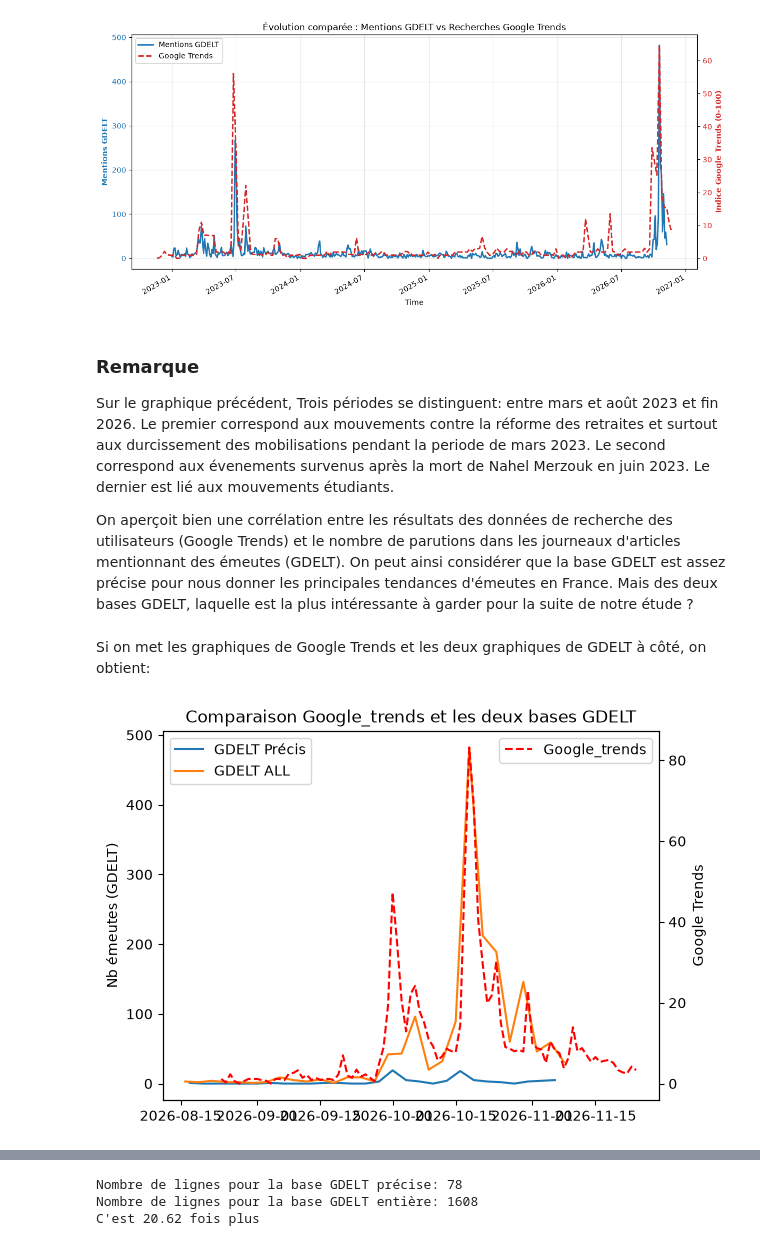
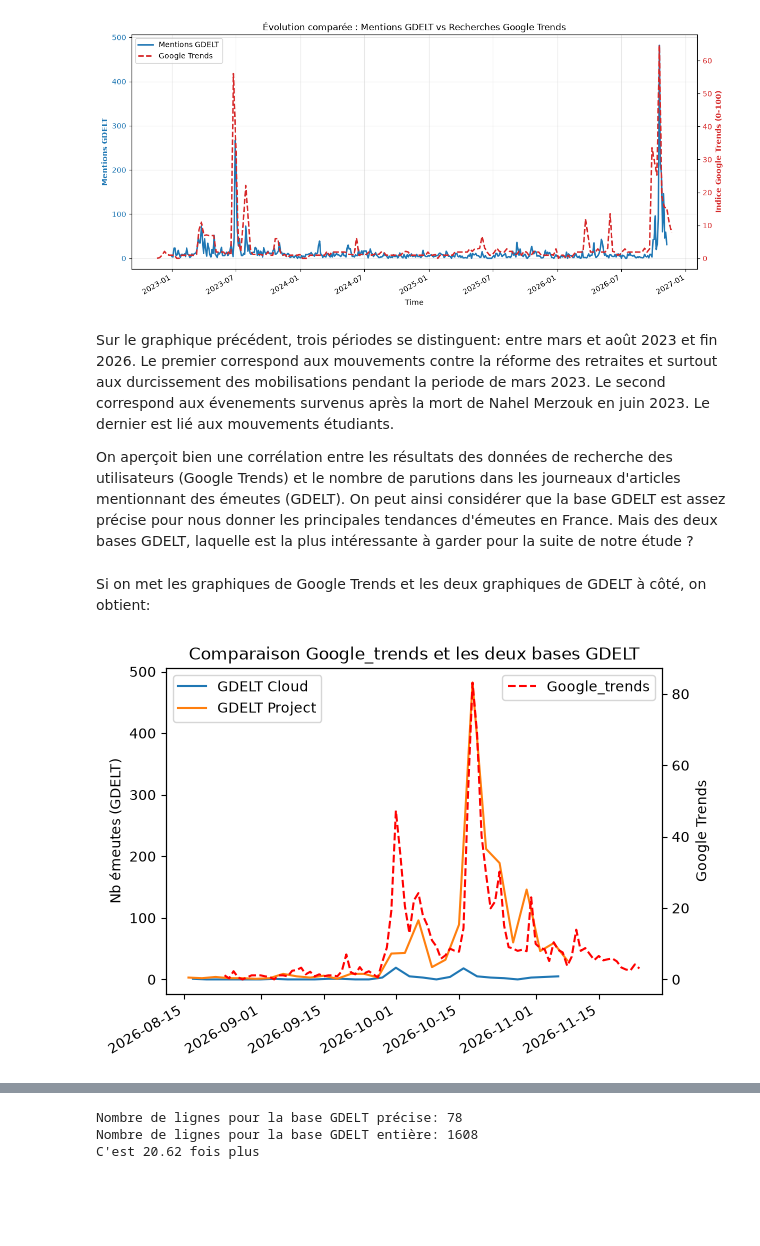
Before and after one commit to mathsomm/Des_chiffres_et_des_emeutes, a Jupyter notebook: Projet_main.ipynb, the cells around one changed output, grey strips where cells are left out. Saved outputs shown, nothing was run; the diff lists cells and outputs as text; code cells hidden in the pictures; blank space fills up the shorter version.

```diff
--- a/Projet_main.ipynb
+++ b/Projet_main.ipynb
@@ -279,9 +279,7 @@ df_gdelt_weekly_large = comparer_GDELT_Gtrend(G_trend_large, df_GDELT_large, "3D
 # %% [output]
 [figure]
 # %% [markdown]
-### Remarque
-
-Sur le graphique précédent, Trois périodes se distinguent: entre mars et août 2023 et fin 2026. Le premier correspond aux mouvements contre la réforme des retraites et surtout aux durcissement des mobilisations pendant la periode de mars 2023. Le second correspond aux évenements survenus après la mort de Nahel Merzouk en juin 2023. Le dernier est lié aux mouvements étudiants.
+Sur le graphique précédent, trois périodes se distinguent: entre mars et août 2023 et fin 2026. Le premier correspond aux mouvements contre la réforme des retraites et surtout aux durcissement des mobilisations pendant la periode de mars 2023. Le second correspond aux évenements survenus après la mort de Nahel Merzouk en juin 2023. Le dernier est lié aux mouvements étudiants.
 
 On aperçoit bien une corrélation entre les résultats des données de recherche des utilisateurs (Google Trends) et le nombre de parutions dans les journeaux d'articles mentionnant des émeutes (GDELT). On peut ainsi considérer que la base GDELT est assez précise pour nous donner les principales tendances d'émeutes en France. Mais des deux bases GDELT, laquelle est la plus intéressante à garder pour la suite de notre étude ?
 # %% [markdown]
@@ -289,20 +287,22 @@ Si on met les graphiques de Google Trends et les deux graphiques de GDELT à cô
 # %%
 df_GDELT_large_filtre = df_gdelt_weekly_large[df_gdelt_weekly_large["Time"] > "2026-08-15"]
 
 # Axe de gauche : les deux bases GDELT
-plt.plot(df_gdelt_weekly_small["Time"], df_gdelt_weekly_small["nb_emeutes"], label="GDELT Précis")
-plt.plot(df_GDELT_large_filtre["Time"], df_GDELT_large_filtre["nb_emeutes"], label="GDELT ALL")
+plt.plot(df_gdelt_weekly_small["Time"], df_gdelt_weekly_small["nb_emeutes"], label="GDELT Cloud")
+plt.plot(df_GDELT_large_filtre["Time"], df_GDELT_large_filtre["nb_emeutes"], label="GDELT Project")
 plt.ylabel("Nb émeutes (GDELT)")
+plt.gcf().autofmt_xdate()
+
 plt.legend(loc="upper left")
 
 # Axe de droite : Google Trends
 plt.twinx()
 plt.plot(df_google_trends["Time"], df_google_trends["mean"], color="red", linestyle="--", label="Google_trends")
 plt.ylabel("Google Trends")
 plt.legend(loc="upper right")
 
 plt.title("Comparaison Google_trends et les deux bases GDELT")
 plt.show()
 # %% [output]
-[figure, old version]
+[figure, new version]
 # %% [markdown]
```
Also changed, not shown: parts of 8 cells of this notebook.
